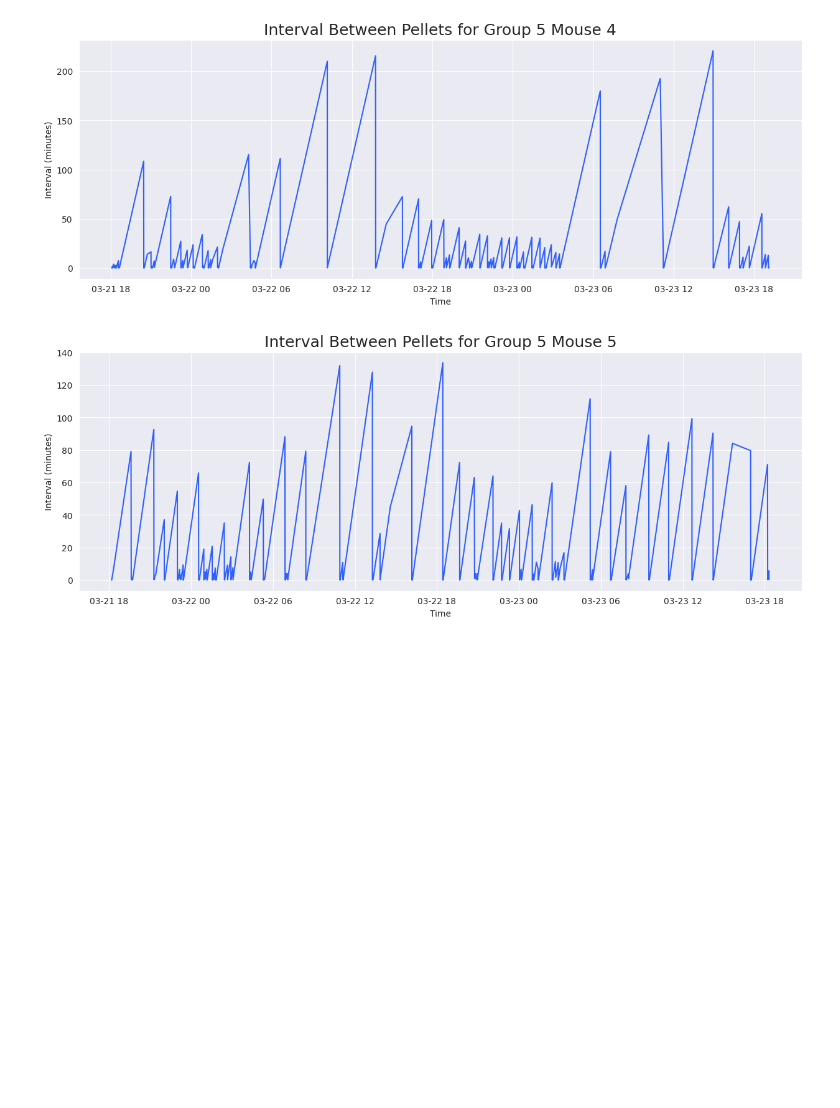
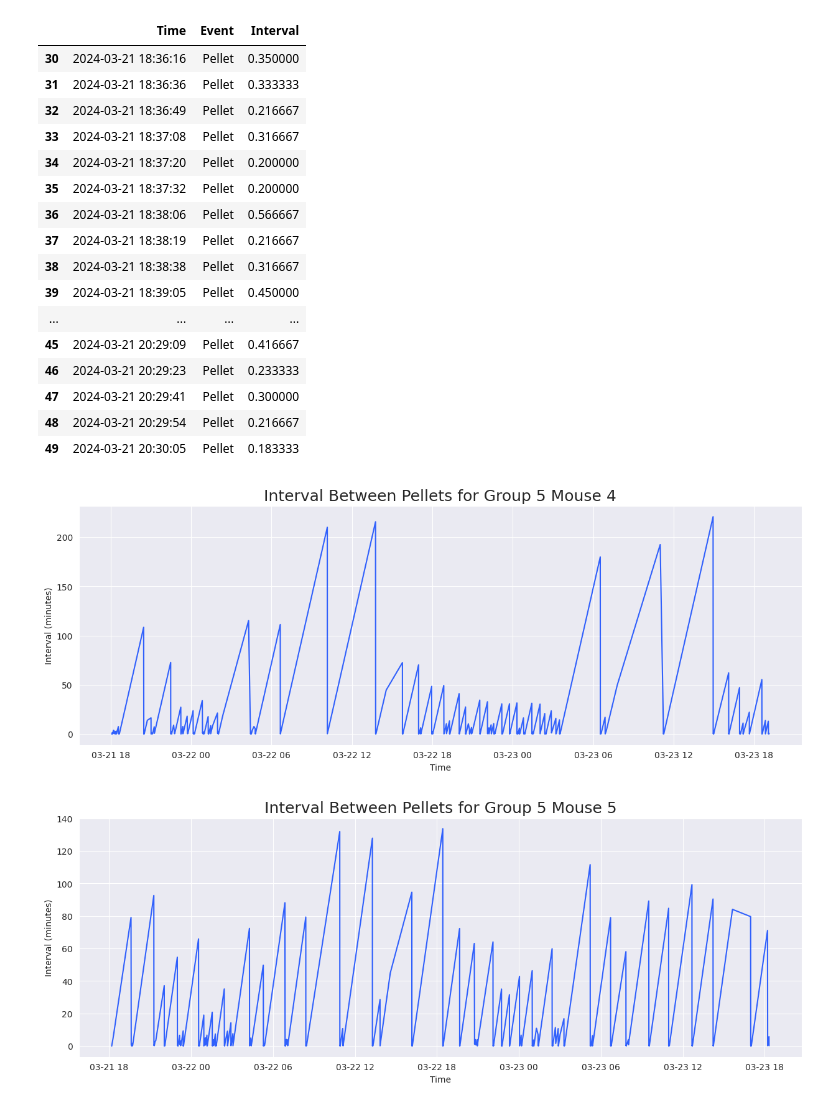
Before and after one commit to ftlabucsd/FEDUPP, a Jupyter notebook: IVSA Rev pellet interval.ipynb, the cells around one changed output. Drawn from its saved outputs; the diff is of its cells as text; code cells hidden in the pictures; blank space fills up the shorter version.

```diff
--- a/IVSA Rev pellet interval.ipynb
+++ b/IVSA Rev pellet interval.ipynb
@@ -3,3 +3,23 @@ from intervals import graph_pellet_interval, perform_T_test, MannWhitneyUTest
 import paths
+# %%
+clean_and_interval(paths.reversal_ivsa[0])[30:50]
+# %% [output]
+|  | Time | Event | Interval |
+| 30 | 2024-03-21 18:36:16 | Pellet | 0.350000 |
+| 31 | 2024-03-21 18:36:36 | Pellet | 0.333333 |
+| 32 | 2024-03-21 18:36:49 | Pellet | 0.216667 |
+| 33 | 2024-03-21 18:37:08 | Pellet | 0.316667 |
+| 34 | 2024-03-21 18:37:20 | Pellet | 0.200000 |
+| 35 | 2024-03-21 18:37:32 | Pellet | 0.200000 |
+| 36 | 2024-03-21 18:38:06 | Pellet | 0.566667 |
+| 37 | 2024-03-21 18:38:19 | Pellet | 0.216667 |
+| 38 | 2024-03-21 18:38:38 | Pellet | 0.316667 |
+| 39 | 2024-03-21 18:39:05 | Pellet | 0.450000 |
+| ... | ... | ... | ... |
+| 45 | 2024-03-21 20:29:09 | Pellet | 0.416667 |
+| 46 | 2024-03-21 20:29:23 | Pellet | 0.233333 |
+| 47 | 2024-03-21 20:29:41 | Pellet | 0.300000 |
+| 48 | 2024-03-21 20:29:54 | Pellet | 0.216667 |
+| 49 | 2024-03-21 20:30:05 | Pellet | 0.183333 |
 # %%
 for file in paths.reversal_ivsa:
```
Also changed, not shown: parts of 2 cells of this notebook, 11 other files.
